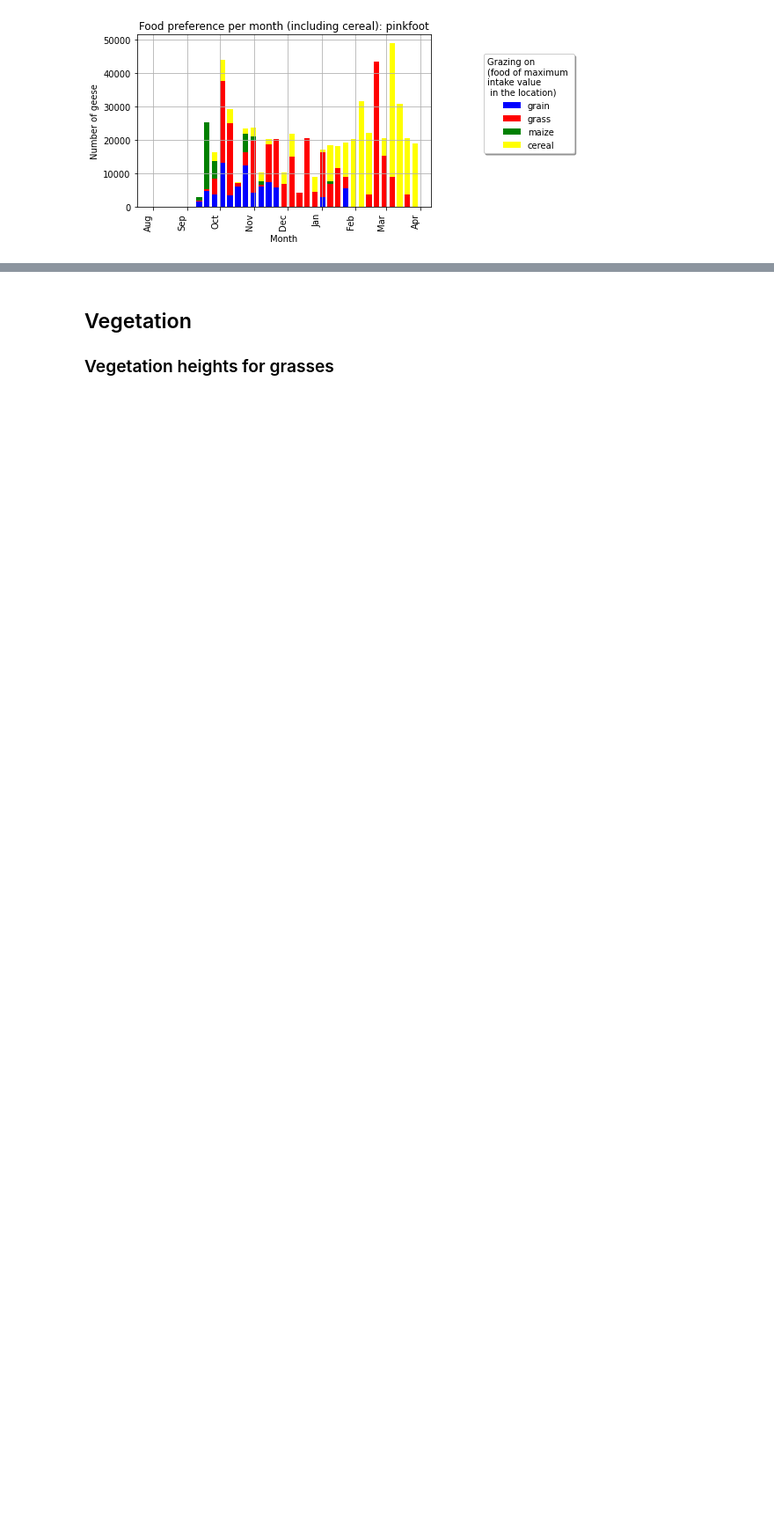
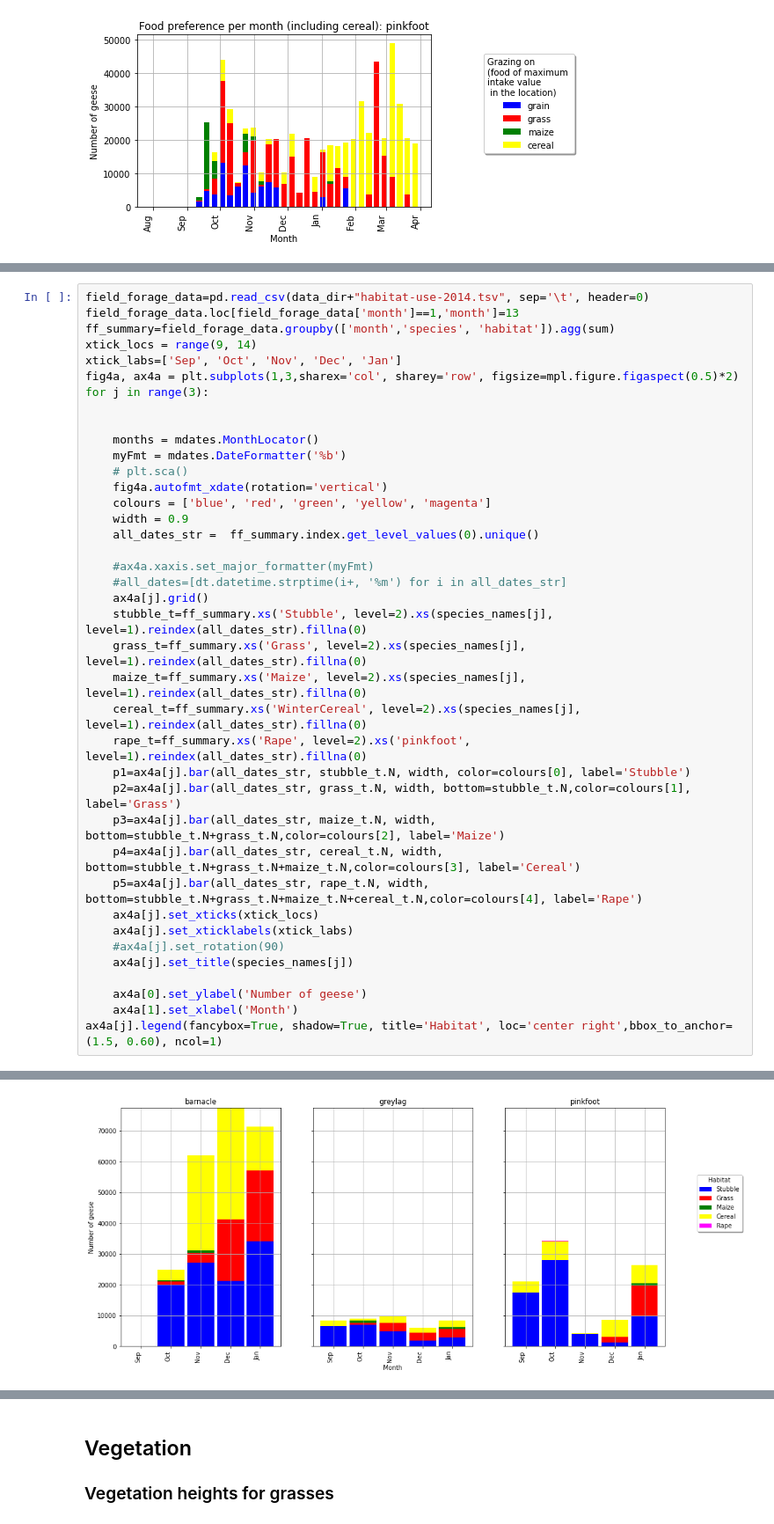
Before and after one commit to andrey-chu/almass_python_testing_mirror, a Jupyter notebook: Goose_test_notebook.ipynb, the cells around one changed output, grey strips where cells are left out. Shown at 88% size. Cells and saved outputs as stored; diff of their text form; blank space fills up the shorter version.

```diff
--- a/Goose_test_notebook.ipynb
+++ b/Goose_test_notebook.ipynb
@@ -511,0 +640,40 @@ for j in range(3):
+# %%
+field_forage_data=pd.read_csv(data_dir+"habitat-use-2014.tsv", sep='\t', header=0)
+field_forage_data.loc[field_forage_data['month']==1,'month']=13
+ff_summary=field_forage_data.groupby(['month','species', 'habitat']).agg(sum)
+xtick_locs = range(9, 14)
+xtick_labs=['Sep', 'Oct', 'Nov', 'Dec', 'Jan']
+fig4a, ax4a = plt.subplots(1,3,sharex='col', sharey='row', figsize=mpl.figure.figaspect(0.5)*2)
+for j in range(3):
+
+
+    months = mdates.MonthLocator()
+    myFmt = mdates.DateFormatter('%b')
+    # plt.sca()
+    fig4a.autofmt_xdate(rotation='vertical')
+    colours = ['blue', 'red', 'green', 'yellow', 'magenta']
+    width = 0.9
+    all_dates_str =  ff_summary.index.get_level_values(0).unique()
+
+    #ax4a.xaxis.set_major_formatter(myFmt)
+    #all_dates=[dt.datetime.strptime(i+, '%m') for i in all_dates_str]
+    ax4a[j].grid()
+    stubble_t=ff_summary.xs('Stubble', level=2).xs(species_names[j], level=1).reindex(all_dates_str).fillna(0)
+    grass_t=ff_summary.xs('Grass', level=2).xs(species_names[j], level=1).reindex(all_dates_str).fillna(0)
+    maize_t=ff_summary.xs('Maize', level=2).xs(species_names[j], level=1).reindex(all_dates_str).fillna(0)
+    cereal_t=ff_summary.xs('WinterCereal', level=2).xs(species_names[j], level=1).reindex(all_dates_str).fillna(0)
+    rape_t=ff_summary.xs('Rape', level=2).xs('pinkfoot', level=1).reindex(all_dates_str).fillna(0)
+    p1=ax4a[j].bar(all_dates_str, stubble_t.N, width, color=colours[0], label='Stubble')
+    p2=ax4a[j].bar(all_dates_str, grass_t.N, width, bottom=stubble_t.N,color=colours[1], label='Grass')
+    p3=ax4a[j].bar(all_dates_str, maize_t.N, width, bottom=stubble_t.N+grass_t.N,color=colours[2], label='Maize')
+    p4=ax4a[j].bar(all_dates_str, cereal_t.N, width, bottom=stubble_t.N+grass_t.N+maize_t.N,color=colours[3], label='Cereal')
+    p5=ax4a[j].bar(all_dates_str, rape_t.N, width, bottom=stubble_t.N+grass_t.N+maize_t.N+cereal_t.N,color=colours[4], label='Rape')
+    ax4a[j].set_xticks(xtick_locs)
+    ax4a[j].set_xticklabels(xtick_labs)
+    #ax4a[j].set_rotation(90)
+    ax4a[j].set_title(species_names[j])
+
+    ax4a[0].set_ylabel('Number of geese')
+    ax4a[1].set_xlabel('Month')
+ax4a[j].legend(fancybox=True, shadow=True, title='Habitat', loc='center right',bbox_to_anchor=(1.5, 0.60), ncol=1)
+# %% [output]
@@ -511,0 +681 @@ for j in range(3):
+[figure, added]
```
Also changed, not shown: parts of 12 cells of this notebook, 1 other file.
